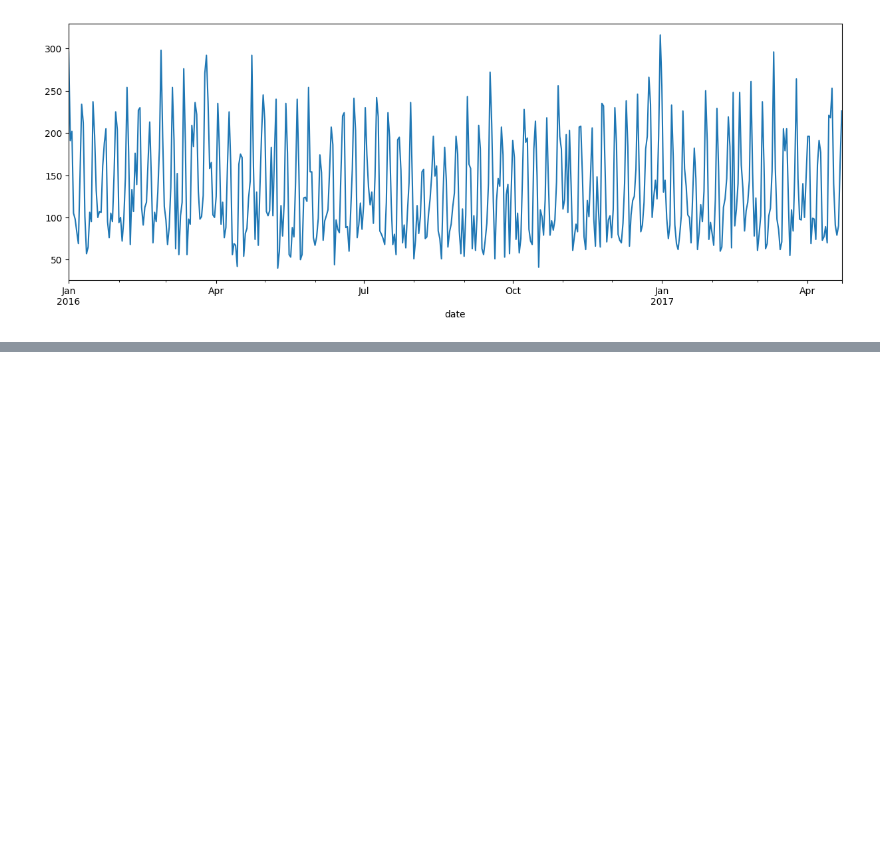
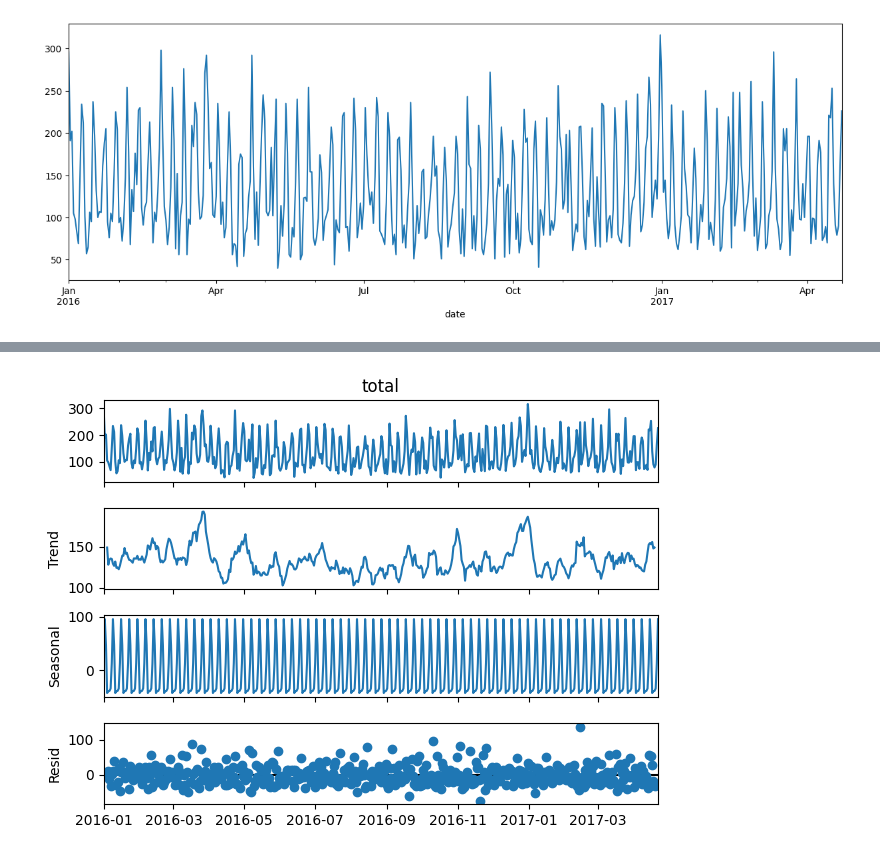
Before and after one commit to nmaiya/ColabTimeSeries, a Jupyter notebook: SARIMAX_1.ipynb, the cells around one changed output, grey strips where cells are left out. Cells and saved outputs as stored; diff of their text form; code cells hidden in the pictures; blank space fills up the shorter version.

```diff
--- a/SARIMAX_1.ipynb
+++ b/SARIMAX_1.ipynb
@@ -69,0 +99,5 @@ ax
+# %%
+resutls=seasonal_decompose(resResutls['total'])
+resutls.plot();
+# %% [output]
+[figure, added]
```
Also changed, not shown: parts of 22 cells of this notebook.
